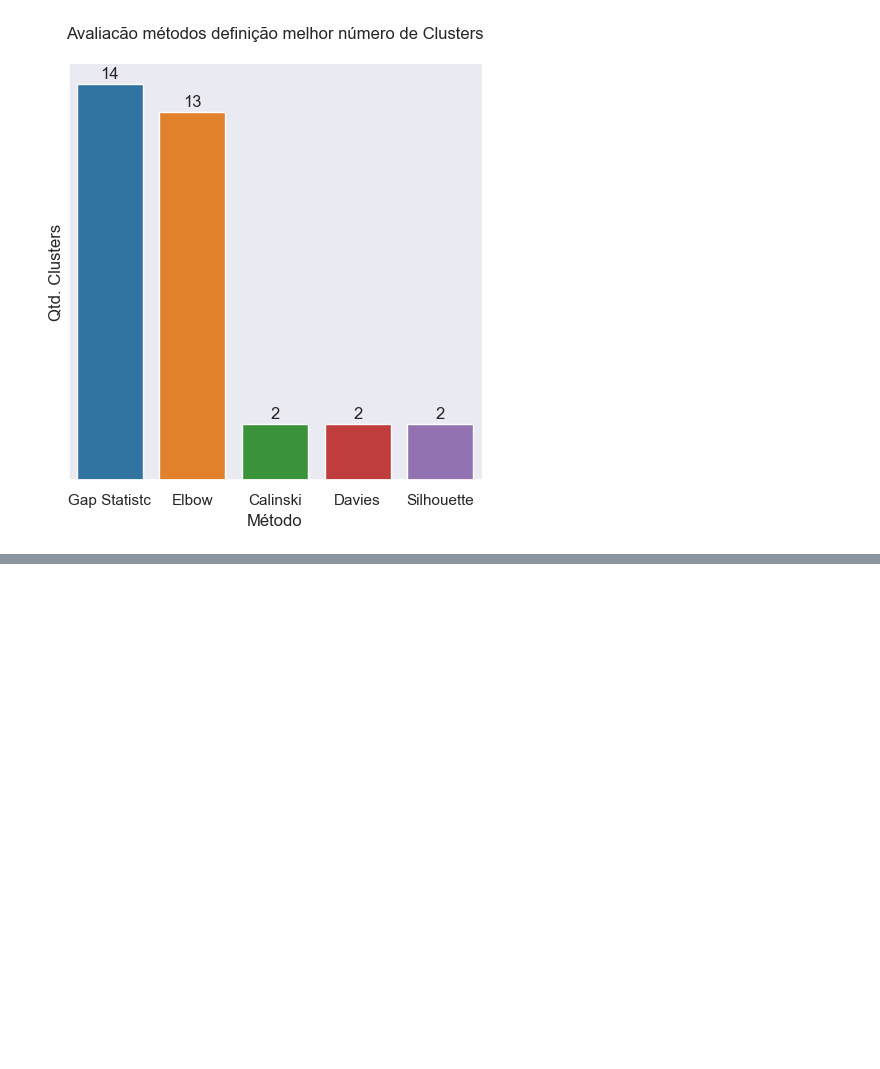
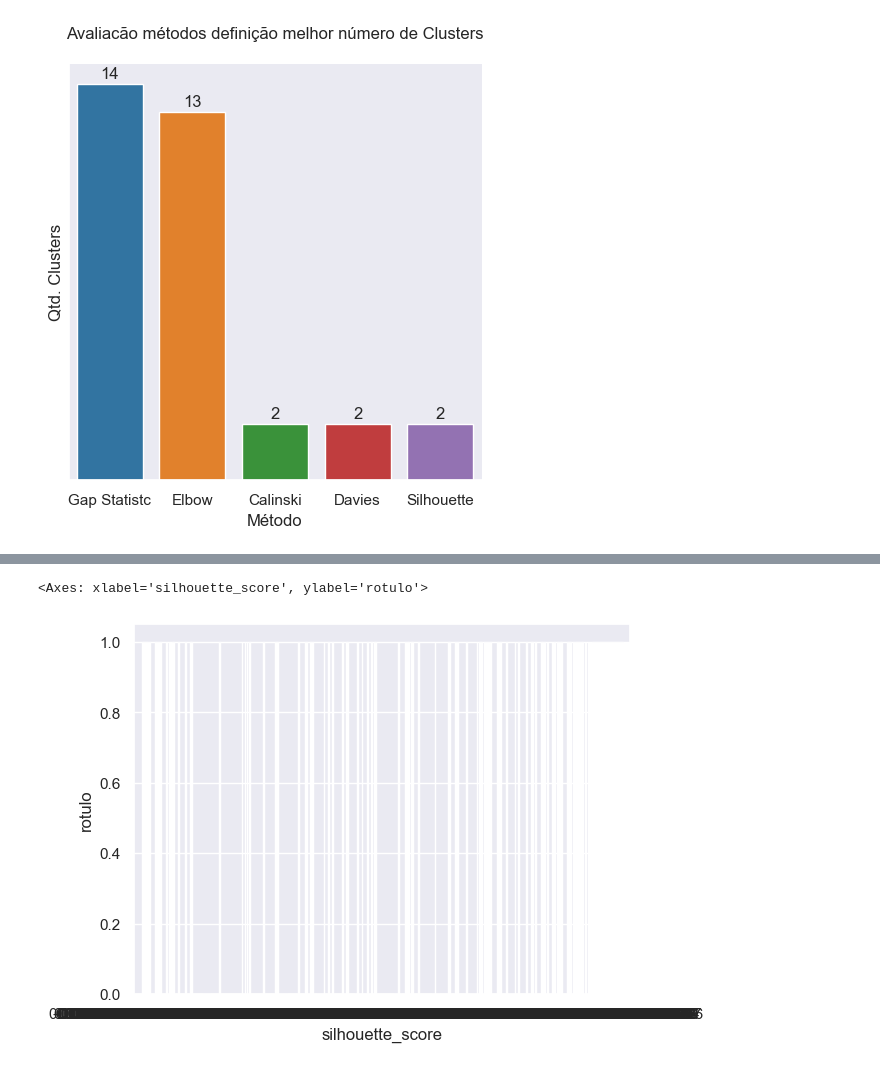
Before and after one commit to DanielCirino/ppginf-smart-k-means, a Jupyter notebook: notebooks/metodos_avaliacao_k_otimo.ipynb, the cells around one changed output, grey strips where cells are left out. Drawn from its saved outputs; the diff is of its cells as text; code cells hidden in the pictures; blank space fills up the shorter version.

```diff
--- a/notebooks/metodos_avaliacao_k_otimo.ipynb
+++ b/notebooks/metodos_avaliacao_k_otimo.ipynb
@@ -517,0 +559,6 @@ plt.show()
+# %%
+rotulos_silhuetas = pd.DataFrame({'rotulo':[], 'silhouette_score':[]})
+for i in range(len(classificacao[0])):
+    rotulos_silhuetas.loc[i]=[int(classificacao[0][i]),silhuetas[0][i]]
+
+rotulos_silhuetas
@@ -517,0 +579,13 @@ plt.show()
+# %%
+
+
+sns.set_theme(style="darkgrid")
+
+sns.barplot(
+    rotulos_silhuetas,
+    x="silhouette_score",
+    y="rotulo"
+)
+# %% [output]
+<Axes: xlabel='silhouette_score', ylabel='rotulo'>
+[figure, added]
```
Also changed, not shown: parts of 6 cells of this notebook, 1 other file.
